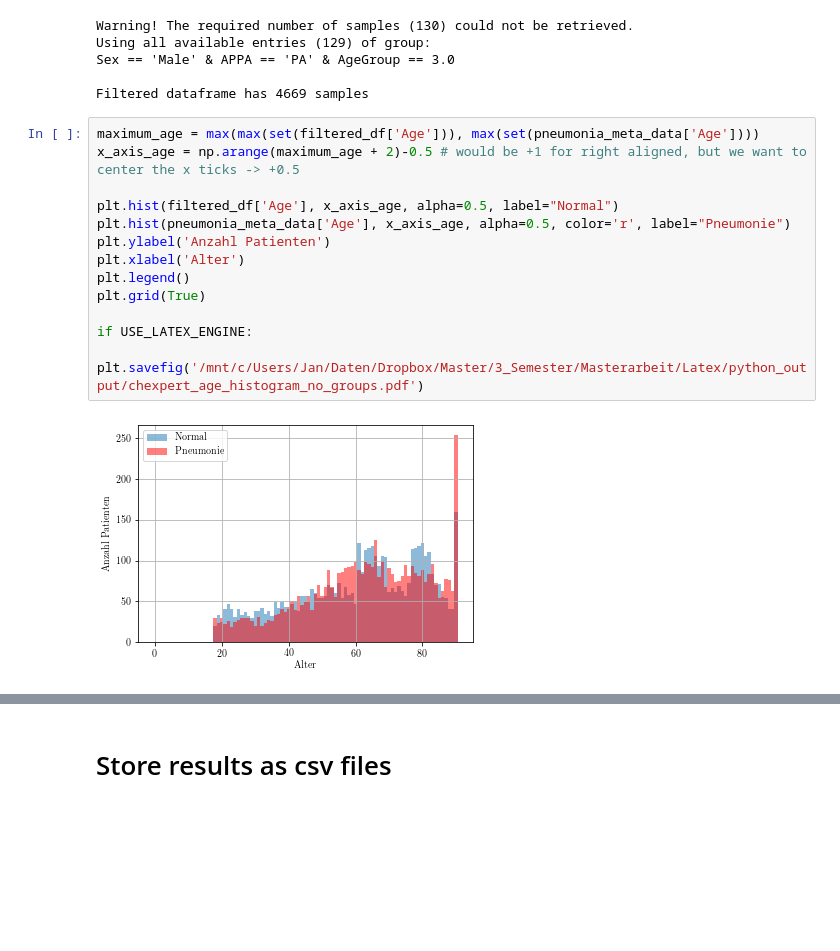
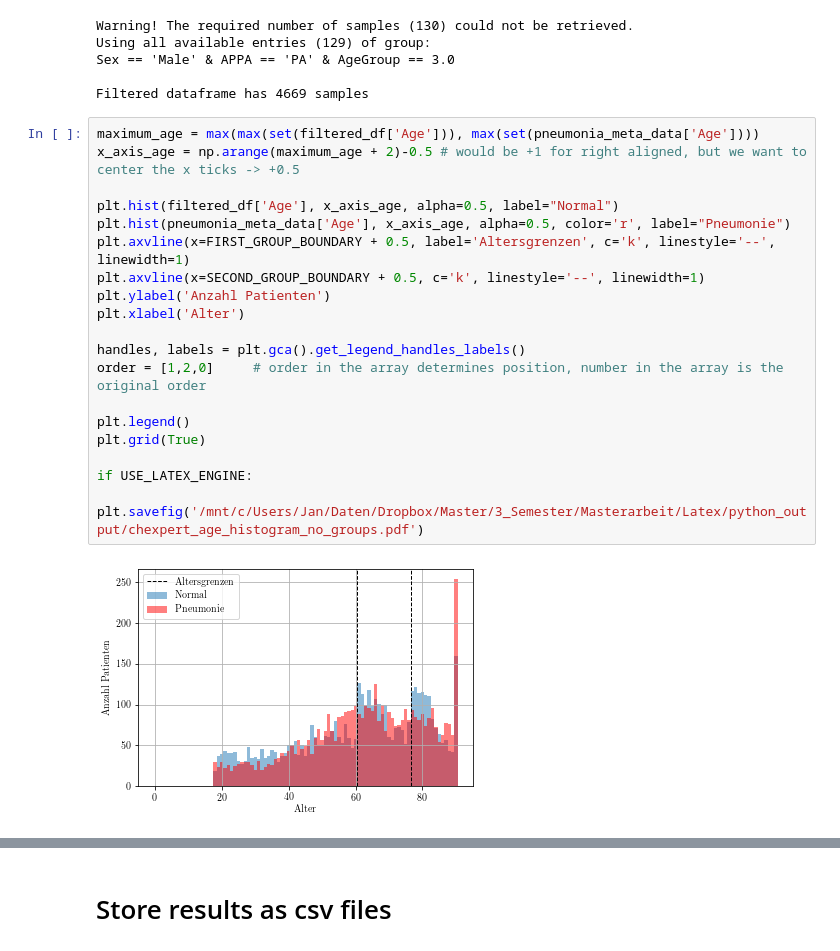
Before and after one commit to ai-explorers/chest_x_ray, a Jupyter notebook: datasets/chexpert/chexpert_data_exploration.ipynb, the cells around one changed output, grey strips where cells are left out. Saved outputs shown, nothing was run; the diff lists cells and outputs as text; blank space fills up the shorter version.

Commit message:
altersgrenzen zu plot hinzugefügt

```diff
--- a/datasets/chexpert/chexpert_data_exploration.ipynb
+++ b/datasets/chexpert/chexpert_data_exploration.ipynb
@@ -702,18 +713,24 @@ Filtered dataframe has 4669 samples
 # %%
 maximum_age = max(max(set(filtered_df['Age'])), max(set(pneumonia_meta_data['Age'])))
 x_axis_age = np.arange(maximum_age + 2)-0.5 # would be +1 for right aligned, but we want to center the x ticks -> +0.5
 
 plt.hist(filtered_df['Age'], x_axis_age, alpha=0.5, label="Normal")
 plt.hist(pneumonia_meta_data['Age'], x_axis_age, alpha=0.5, color='r', label="Pneumonie")
+plt.axvline(x=FIRST_GROUP_BOUNDARY + 0.5, label='Altersgrenzen', c='k', linestyle='--', linewidth=1)
+plt.axvline(x=SECOND_GROUP_BOUNDARY + 0.5, c='k', linestyle='--', linewidth=1)
 plt.ylabel('Anzahl Patienten')
 plt.xlabel('Alter')
+
+handles, labels = plt.gca().get_legend_handles_labels()
+order = [1,2,0]     # order in the array determines position, number in the array is the original order
+
 plt.legend()
 plt.grid(True)
 
 if USE_LATEX_ENGINE:
     plt.savefig('/mnt/c/Users/Jan/Daten/Dropbox/Master/3_Semester/Masterarbeit/Latex/python_output/chexpert_age_histogram_no_groups.pdf')
 # %% [output]
-[figure, old version]
+[figure, new version]
 # %%
 total_error = 0
 for age in np.arange(max(max(filtered_df['Age']), max(pneumonia_meta_data['Age']))):
```
Also changed, not shown: parts of 8 cells of this notebook.
